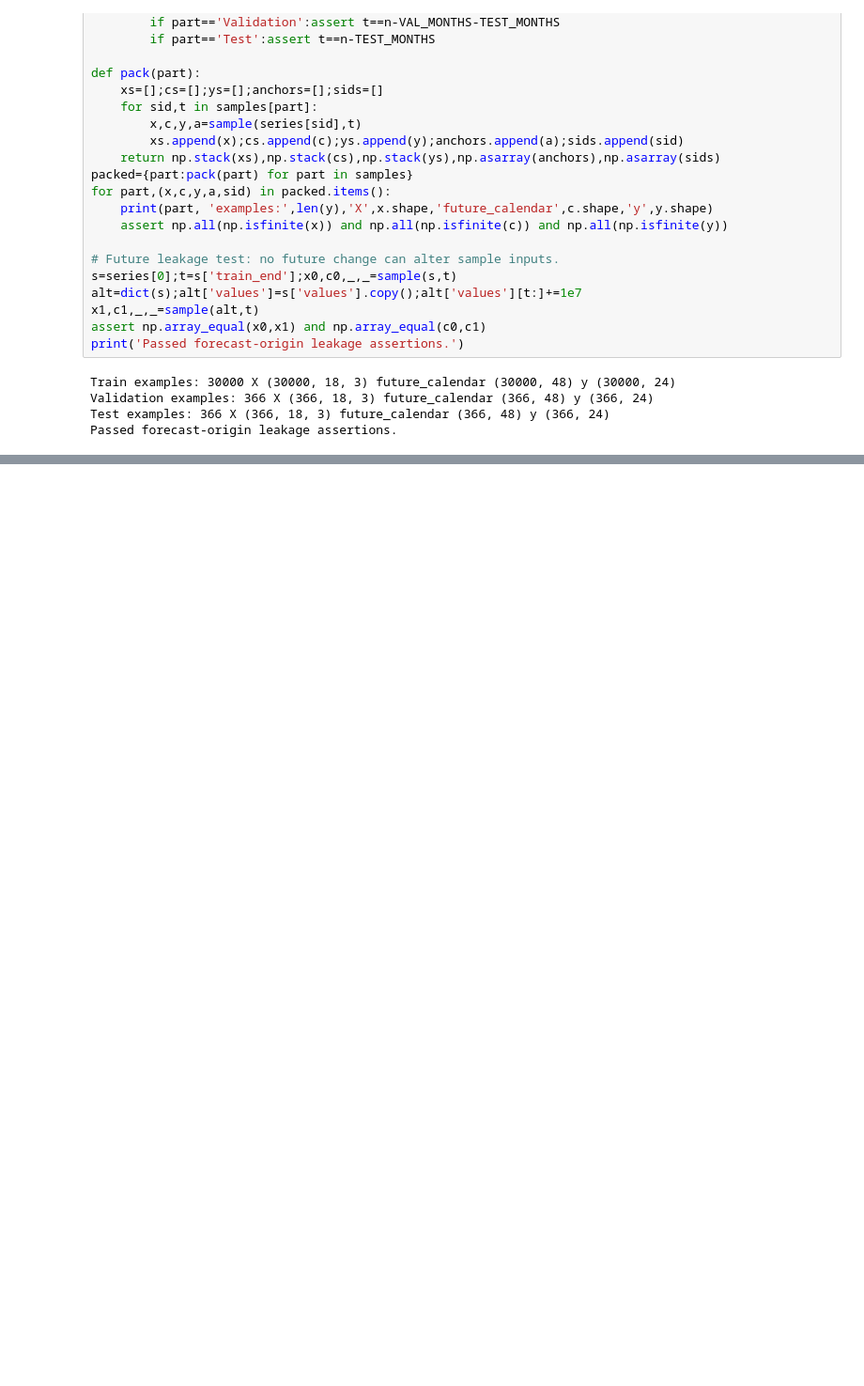
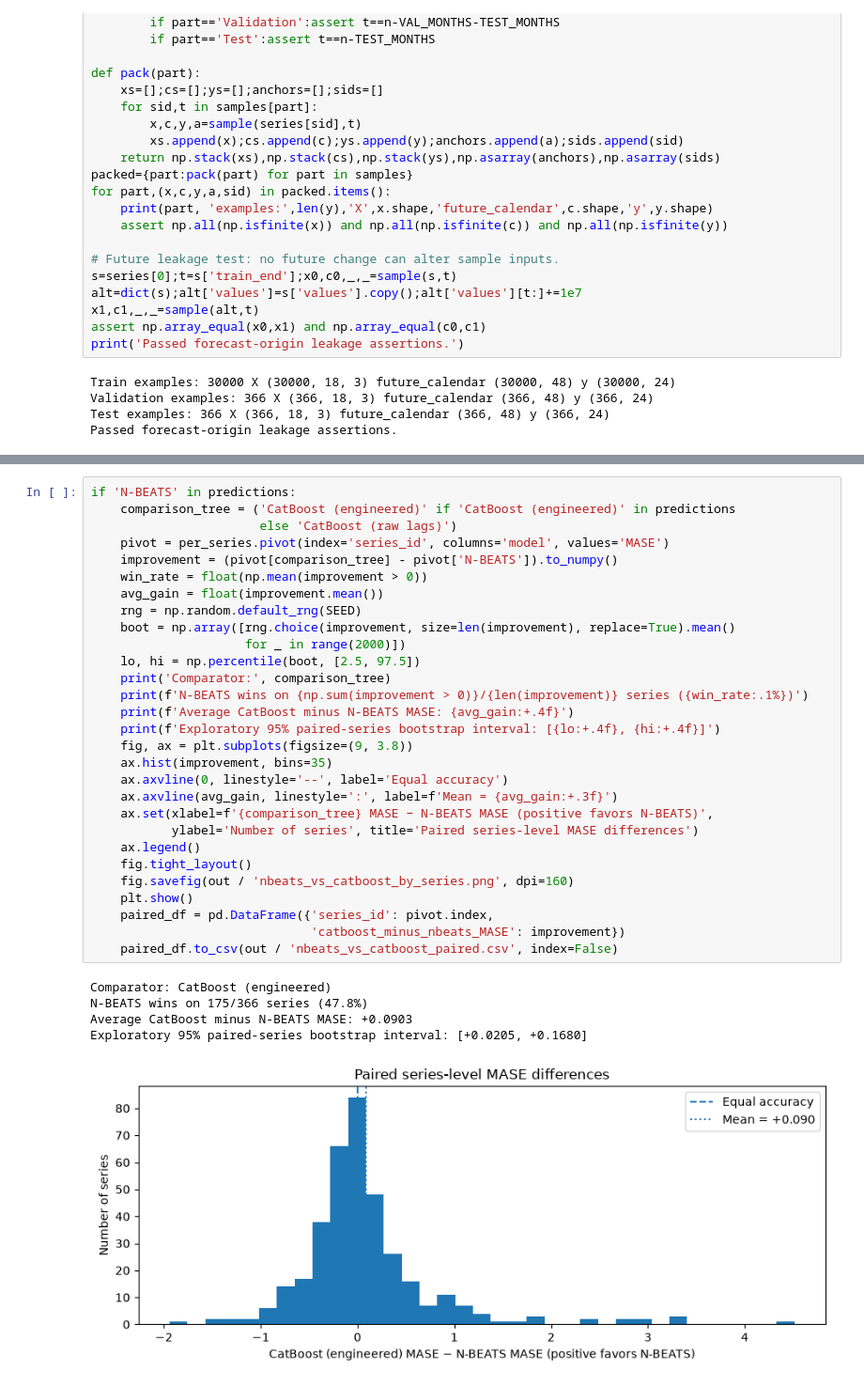
Before and after one commit to adidror005/time-series-forecasting, a Jupyter notebook: Time_Series_Benchmark_Final/05_Tourism_Monthly_GLOBAL_NEW.ipynb, the cells around one changed output, grey strips where cells are left out. Shown at 94% size. Cells and saved outputs as stored; diff of their text form; blank space fills up the shorter version.

```diff
--- a/Time_Series_Benchmark_Final/05_Tourism_Monthly_GLOBAL_NEW.ipynb
+++ b/Time_Series_Benchmark_Final/05_Tourism_Monthly_GLOBAL_NEW.ipynb
@@ -373,0 +591,35 @@ Data: [Monash Tourism Monthly](https://zenodo.org/records/4656096), 366 series;
+# %%
+if 'N-BEATS' in predictions:
+    comparison_tree = ('CatBoost (engineered)' if 'CatBoost (engineered)' in predictions
+                       else 'CatBoost (raw lags)')
+    pivot = per_series.pivot(index='series_id', columns='model', values='MASE')
+    improvement = (pivot[comparison_tree] - pivot['N-BEATS']).to_numpy()
+    win_rate = float(np.mean(improvement > 0))
+    avg_gain = float(improvement.mean())
+    rng = np.random.default_rng(SEED)
+    boot = np.array([rng.choice(improvement, size=len(improvement), replace=True).mean()
+                     for _ in range(2000)])
+    lo, hi = np.percentile(boot, [2.5, 97.5])
+    print('Comparator:', comparison_tree)
+    print(f'N-BEATS wins on {np.sum(improvement > 0)}/{len(improvement)} series ({win_rate:.1%})')
+    print(f'Average CatBoost minus N-BEATS MASE: {avg_gain:+.4f}')
+    print(f'Exploratory 95% paired-series bootstrap interval: [{lo:+.4f}, {hi:+.4f}]')
+    fig, ax = plt.subplots(figsize=(9, 3.8))
+    ax.hist(improvement, bins=35)
+    ax.axvline(0, linestyle='--', label='Equal accuracy')
+    ax.axvline(avg_gain, linestyle=':', label=f'Mean = {avg_gain:+.3f}')
+    ax.set(xlabel=f'{comparison_tree} MASE − N-BEATS MASE (positive favors N-BEATS)',
+           ylabel='Number of series', title='Paired series-level MASE differences')
+    ax.legend()
+    fig.tight_layout()
+    fig.savefig(out / 'nbeats_vs_catboost_by_series.png', dpi=160)
+    plt.show()
+    paired_df = pd.DataFrame({'series_id': pivot.index,
+                              'catboost_minus_nbeats_MASE': improvement})
+    paired_df.to_csv(out / 'nbeats_vs_catboost_paired.csv', index=False)
+# %% [output]
+Comparator: CatBoost (engineered)
+N-BEATS wins on 175/366 series (47.8%)
+Average CatBoost minus N-BEATS MASE: +0.0903
+Exploratory 95% paired-series bootstrap interval: [+0.0205, +0.1680]
+[figure, added]
```
Also changed, not shown: parts of 31 cells of this notebook, 7 other files.
